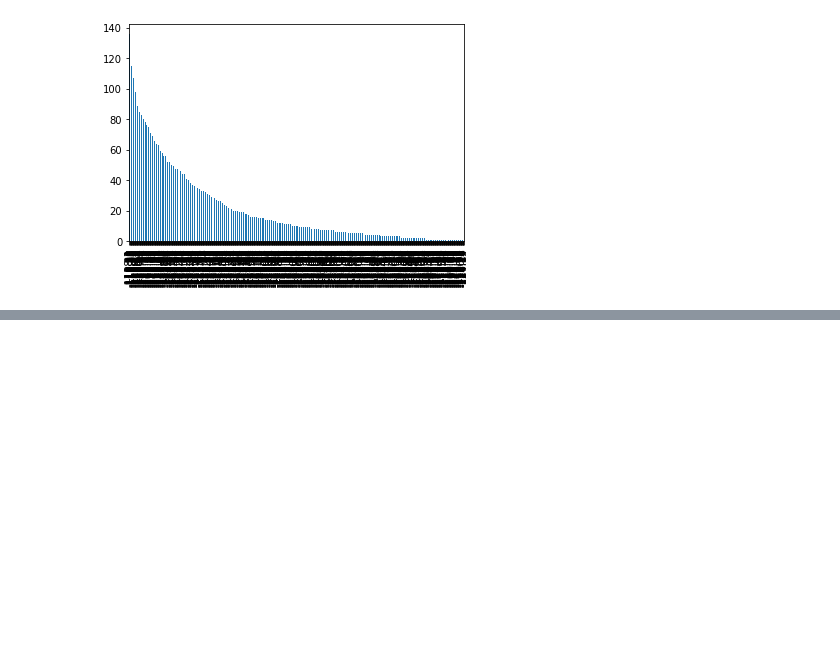
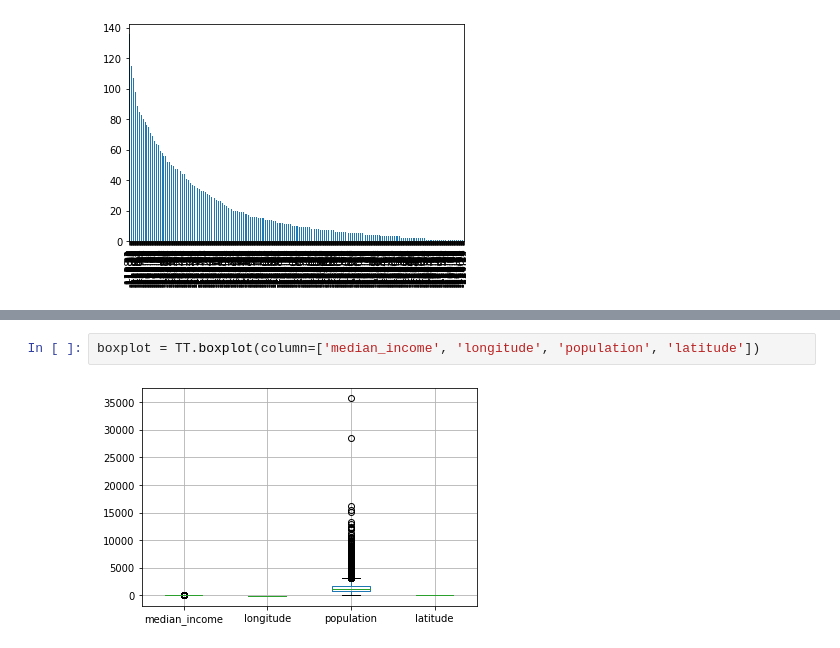
Before and after one commit to arunmhh/GITRPY, a Jupyter notebook: gitrpy.ipynb, the cells around one changed output, grey strips where cells are left out. Cells and saved outputs as stored; diff of their text form; blank space fills up the shorter version.

```diff
--- a/gitrpy.ipynb
+++ b/gitrpy.ipynb
@@ -136,0 +147,4 @@ pd.value_counts(TT['longitude']).plot.bar()
+# %%
+boxplot = TT.boxplot(column=['median_income', 'longitude', 'population', 'latitude'])
+# %% [output]
+[figure, added]
```
Also changed, not shown: parts of 3 cells of this notebook.
